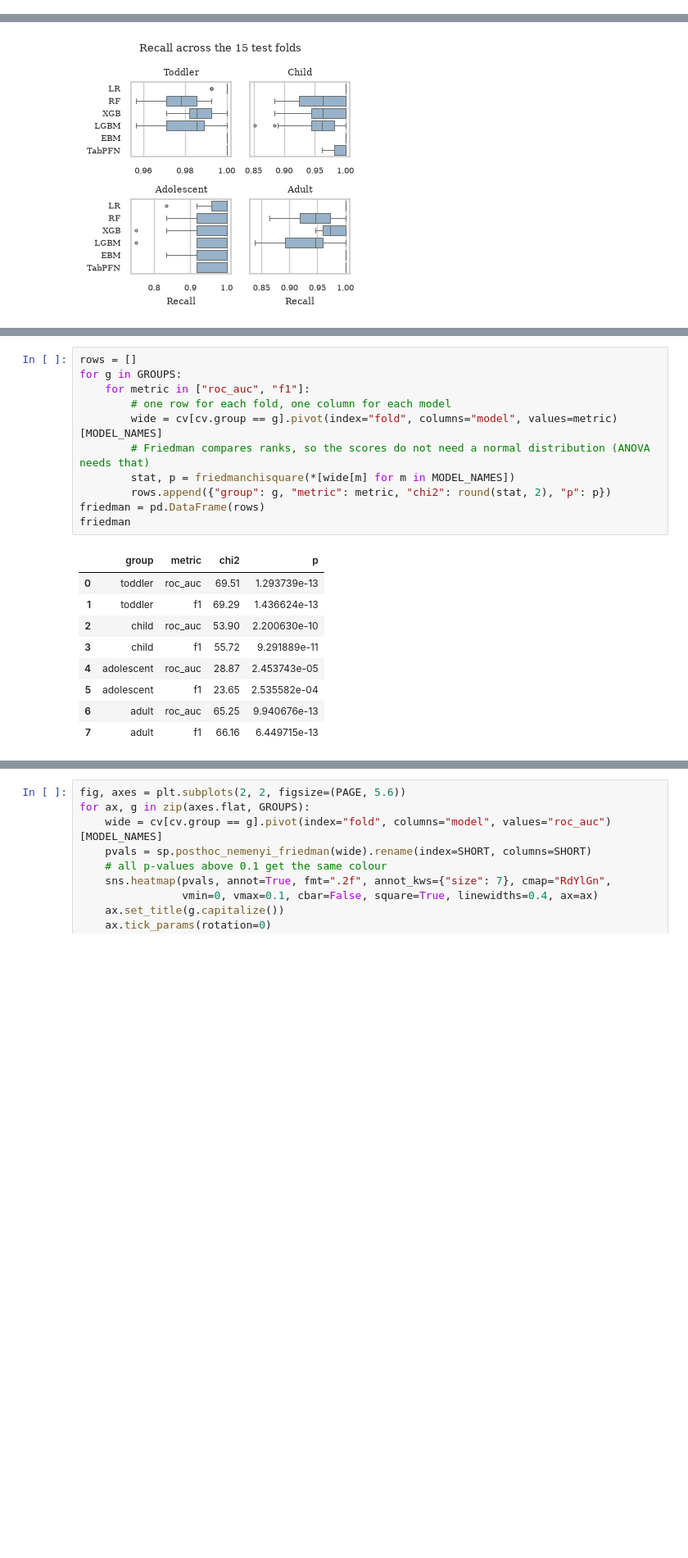
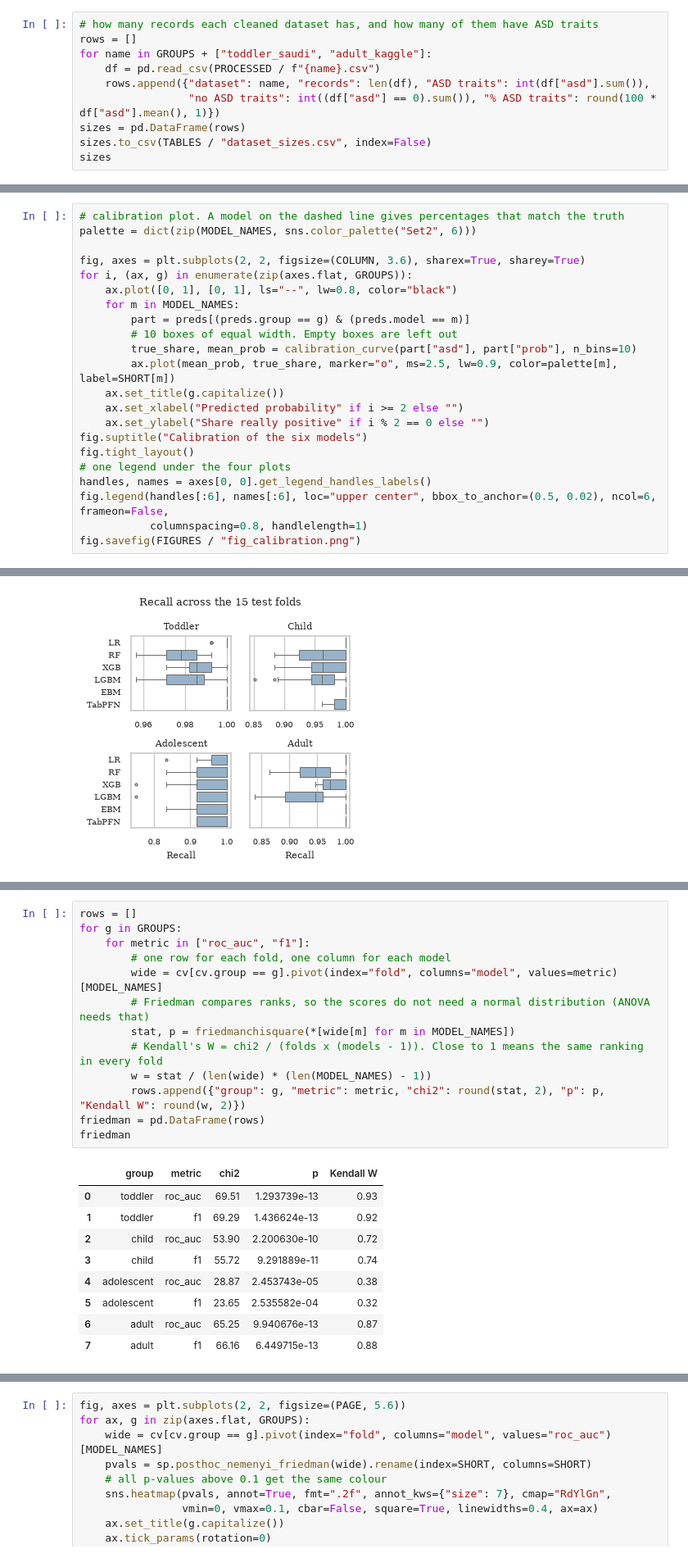
Before and after one commit to Syedhamzahussain520/asd-screening, a Jupyter notebook: notebooks/06_results.ipynb, the cells around one changed output, grey strips where cells are left out. Shown at 82% size. Saved outputs shown, nothing was run; the diff lists cells and outputs as text; blank space fills up the shorter version.

```diff
--- a/notebooks/06_results.ipynb
+++ b/notebooks/06_results.ipynb
@@ -36,0 +41,10 @@ cross = pd.read_csv(TABLES / "cross_source.csv")
+# %%
+# how many records each cleaned dataset has, and how many of them have ASD traits
+rows = []
+for name in GROUPS + ["toddler_saudi", "adult_kaggle"]:
+    df = pd.read_csv(PROCESSED / f"{name}.csv")
+    rows.append({"dataset": name, "records": len(df), "ASD traits": int(df["asd"].sum()),
+                 "no ASD traits": int((df["asd"] == 0).sum()), "% ASD traits": round(100 * df["asd"].mean(), 1)})
+sizes = pd.DataFrame(rows)
+sizes.to_csv(TABLES / "dataset_sizes.csv", index=False)
+sizes
@@ -66,0 +153,22 @@ table
+# %%
+# calibration plot. A model on the dashed line gives percentages that match the truth
+palette = dict(zip(MODEL_NAMES, sns.color_palette("Set2", 6)))
+
+fig, axes = plt.subplots(2, 2, figsize=(COLUMN, 3.6), sharex=True, sharey=True)
+for i, (ax, g) in enumerate(zip(axes.flat, GROUPS)):
+    ax.plot([0, 1], [0, 1], ls="--", lw=0.8, color="black")
+    for m in MODEL_NAMES:
+        part = preds[(preds.group == g) & (preds.model == m)]
+        # 10 boxes of equal width. Empty boxes are left out
+        true_share, mean_prob = calibration_curve(part["asd"], part["prob"], n_bins=10)
+        ax.plot(mean_prob, true_share, marker="o", ms=2.5, lw=0.9, color=palette[m], label=SHORT[m])
+    ax.set_title(g.capitalize())
+    ax.set_xlabel("Predicted probability" if i >= 2 else "")
+    ax.set_ylabel("Share really positive" if i % 2 == 0 else "")
+fig.suptitle("Calibration of the six models")
+fig.tight_layout()
+# one legend under the four plots
+handles, names = axes[0, 0].get_legend_handles_labels()
+fig.legend(handles[:6], names[:6], loc="upper center", bbox_to_anchor=(0.5, 0.02), ncol=6, frameon=False,
+           columnspacing=0.8, handlelength=1)
+fig.savefig(FIGURES / "fig_calibration.png")
@@ -183,22 +305,24 @@ One caution: folds from repeated cross-validation share training data, so they a
 # %%
 rows = []
 for g in GROUPS:
     for metric in ["roc_auc", "f1"]:
         # one row for each fold, one column for each model
         wide = cv[cv.group == g].pivot(index="fold", columns="model", values=metric)[MODEL_NAMES]
         # Friedman compares ranks, so the scores do not need a normal distribution (ANOVA needs that)
         stat, p = friedmanchisquare(*[wide[m] for m in MODEL_NAMES])
-        rows.append({"group": g, "metric": metric, "chi2": round(stat, 2), "p": p})
+        # Kendall's W = chi2 / (folds x (models - 1)). Close to 1 means the same ranking in every fold
+        w = stat / (len(wide) * (len(MODEL_NAMES) - 1))
+        rows.append({"group": g, "metric": metric, "chi2": round(stat, 2), "p": p, "Kendall W": round(w, 2)})
 friedman = pd.DataFrame(rows)
 friedman
 # %% [output]
-|  | group | metric | chi2 | p |
-| 0 | toddler | roc_auc | 69.51 | 1.293739e-13 |
-| 1 | toddler | f1 | 69.29 | 1.436624e-13 |
-| 2 | child | roc_auc | 53.90 | 2.200630e-10 |
-| 3 | child | f1 | 55.72 | 9.291889e-11 |
-| 4 | adolescent | roc_auc | 28.87 | 2.453743e-05 |
-| 5 | adolescent | f1 | 23.65 | 2.535582e-04 |
-| 6 | adult | roc_auc | 65.25 | 9.940676e-13 |
-| 7 | adult | f1 | 66.16 | 6.449715e-13 |
+|  | group | metric | chi2 | p | Kendall W |
+| 0 | toddler | roc_auc | 69.51 | 1.293739e-13 | 0.93 |
+| 1 | toddler | f1 | 69.29 | 1.436624e-13 | 0.92 |
+| 2 | child | roc_auc | 53.90 | 2.200630e-10 | 0.72 |
+| 3 | child | f1 | 55.72 | 9.291889e-11 | 0.74 |
+| 4 | adolescent | roc_auc | 28.87 | 2.453743e-05 | 0.38 |
+| 5 | adolescent | f1 | 23.65 | 2.535582e-04 | 0.32 |
+| 6 | adult | roc_auc | 65.25 | 9.940676e-13 | 0.87 |
+| 7 | adult | f1 | 66.16 | 6.449715e-13 | 0.88 |
 # %% [markdown]
```
Also changed, not shown: parts of 13 cells of this notebook, 5 other files.
